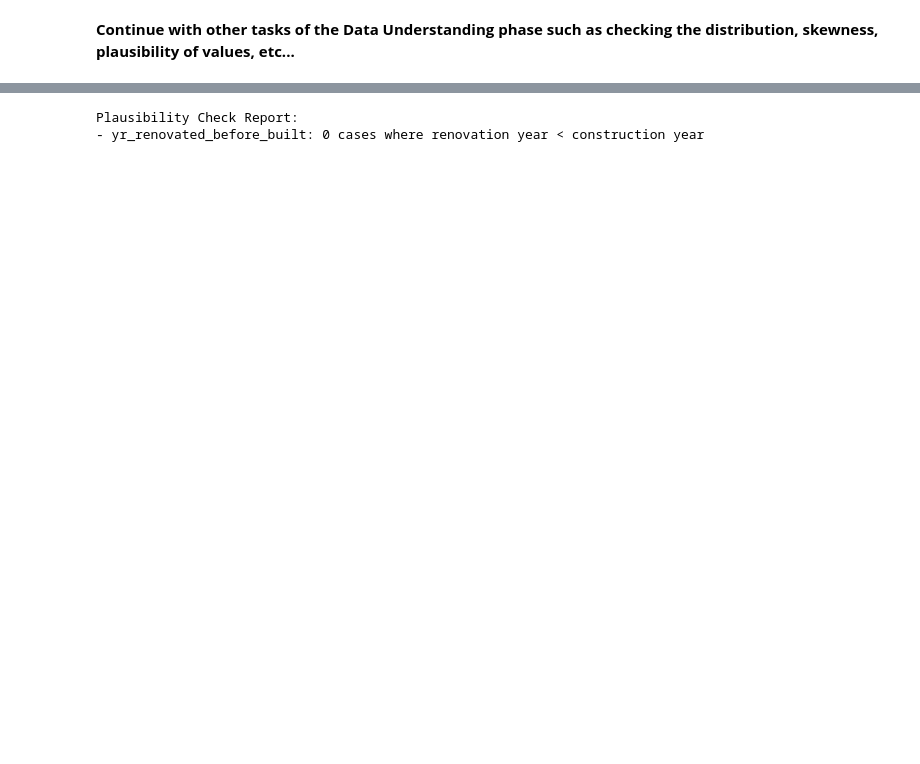
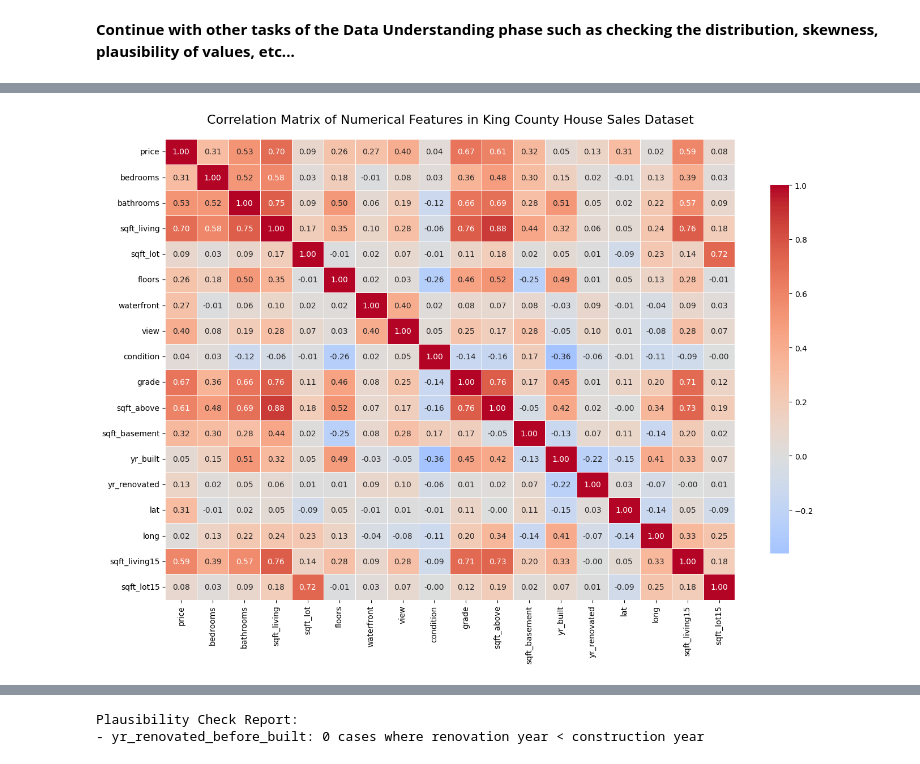
Before and after one commit to Snaseri2001/BI_CRISP_DM, a Jupyter notebook: Cyclists_251201.ipynb, the cells around one changed output, grey strips where cells are left out. Cells and saved outputs as stored; diff of their text form; code cells hidden in the pictures; blank space fills up the shorter version.

Commit message:
Adding Modeling

```diff
--- a/Cyclists_251201.ipynb
+++ b/Cyclists_251201.ipynb
@@ -811,0 +884,84 @@ HTTPError: HTTP Error 504: Gateway Time-out
+# %%
+
+
+import seaborn as sns
+import matplotlib.pyplot as plt
+
+corr_code_writer = student_a
+
+corr_columns = ['price', 'bedrooms', 'bathrooms', 'sqft_living', 'sqft_lot',
+                'floors', 'waterfront', 'view', 'condition', 'grade',
+                'sqft_above', 'sqft_basement', 'yr_built', 'yr_renovated',
+                'lat', 'long', 'sqft_living15', 'sqft_lot15']
+
+# 1. Basic statistical description
+start_time_stats = now()
+stats_description = data[corr_columns].describe().round(2)
+display(stats_description)
+
+corr_matrix = data[corr_columns].corr()
+corr_matrix_json = corr_matrix.to_json(indent=2)
+
+plt.figure(figsize=(14, 10))
+sns.heatmap(corr_matrix,
+            annot=True,
+            fmt=".2f",
+            cmap='coolwarm',
+            center=0,
+            linewidths=0.5,
+            cbar_kws={"shrink": 0.8})
+plt.title('Correlation Matrix of Numerical Features in King County House Sales Dataset',
+          fontsize=16, pad=20)
+plt.tight_layout()
+plt.show()
+
+end_time_stats = now()
+
+# 1. Activity: Computing statistics and correlations
+corr_ass_uuid_executor = str(uuid.uuid4())
+corr_ass_uuid_writer = str(uuid.uuid4())
+
+corr_executor_triples = [
+    f':compute_correlations prov:qualifiedAssociation :{corr_ass_uuid_executor} .',
+    f':{corr_ass_uuid_executor} prov:agent :{executed_by} .',
+    f':{corr_ass_uuid_executor} rdf:type prov:Association .',
+    f':{corr_ass_uuid_executor} prov:hadRole :{code_executor_role} .',
+]
+engine.insert(corr_executor_triples, prefixes=prefixes)
+
+corr_comment = """
+Looking at the Pearson correlation matrix, house price shows strong positive relationships with several key features.
+In particular, sqft_living (0.70), grade (0.67), sqft_above (0.61), and bathrooms (0.53) stand out, which makes sense—larger
+homes with better quality and more amenities tend to be more expensive.
+There are also moderate correlations with view (0.40), latitude (0.31)—suggesting that homes located further north are generally
+pricier—and waterfront (0.27). At the same time, many size-related features are highly correlated with each other, such as
+sqft_living and sqft_above (0.88) and sqft_living and bathrooms (0.75), indicating a fair amount of redundancy in the data.
+
+In contrast, year built and year renovated show little to no meaningful relationship with price.
+Overall, these results suggest that living area, grade, bathrooms, and location features are the most influential predictors
+of house price, while also highlighting the need to account for multicollinearity when building models in the next phase.
+
+"""
+
+corr_activity_triples = [
+    ':compute_correlations rdf:type prov:Activity .',
+    ':compute_correlations sc:isPartOf :data_understanding_phase .',
+    ':compute_correlations rdfs:comment "Data Understanding - Statistical Properties and Correlations" .',
+    f':compute_correlations rdfs:comment """{corr_comment}""" .',
+    f':compute_correlations prov:startedAtTime "{start_time_stats}"^^xsd:dateTime .',
+    f':compute_correlations prov:endedAtTime "{end_time_stats}"^^xsd:dateTime .',
+    f':compute_correlations prov:qualifiedAssociation :{corr_ass_uuid_writer} .',
+    f':{corr_ass_uuid_writer} prov:agent :{corr_code_writer} .',
+    f':{corr_ass_uuid_writer} rdf:type prov:Association .',
+    f':{corr_ass_uuid_writer} prov:hadRole :{code_writer_role} .',
+    f':correlation_matrix_entity rdfs:comment """Full Pearson correlation matrix as JSON: {corr_matrix_json}""" .',
+    ':compute_correlations prov:used :data .',
+    ':correlation_report rdf:type prov:Entity .',
+    f':correlation_report rdfs:comment """Descriptive statistics and correlation matrix computed. Key strong predictors of price: sqft_living, grade, bathrooms. Full matrix saved as heatmap.""" .',
+    ':correlation_report prov:wasGeneratedBy :compute_correlations .',
+    ':correlation_heatmap rdf:type prov:Entity .',
+    ':correlation_heatmap rdfs:comment "Heatmap visualization of Pearson correlations between numerical features." .',
+    ':correlation_heatmap prov:wasGeneratedBy :compute_correlations .',
+]
+engine.insert(corr_activity_triples, prefixes=prefixes)
+# %% [output]
@@ -812,3 +977,4 @@ HTTPError: HTTP Error 504: Gateway Time-out
+[figure, added]
 # %%
 import seaborn as sns
 import matplotlib.pyplot as plt
```
Also changed, not shown: parts of 37 cells of this notebook, 5 other files.
